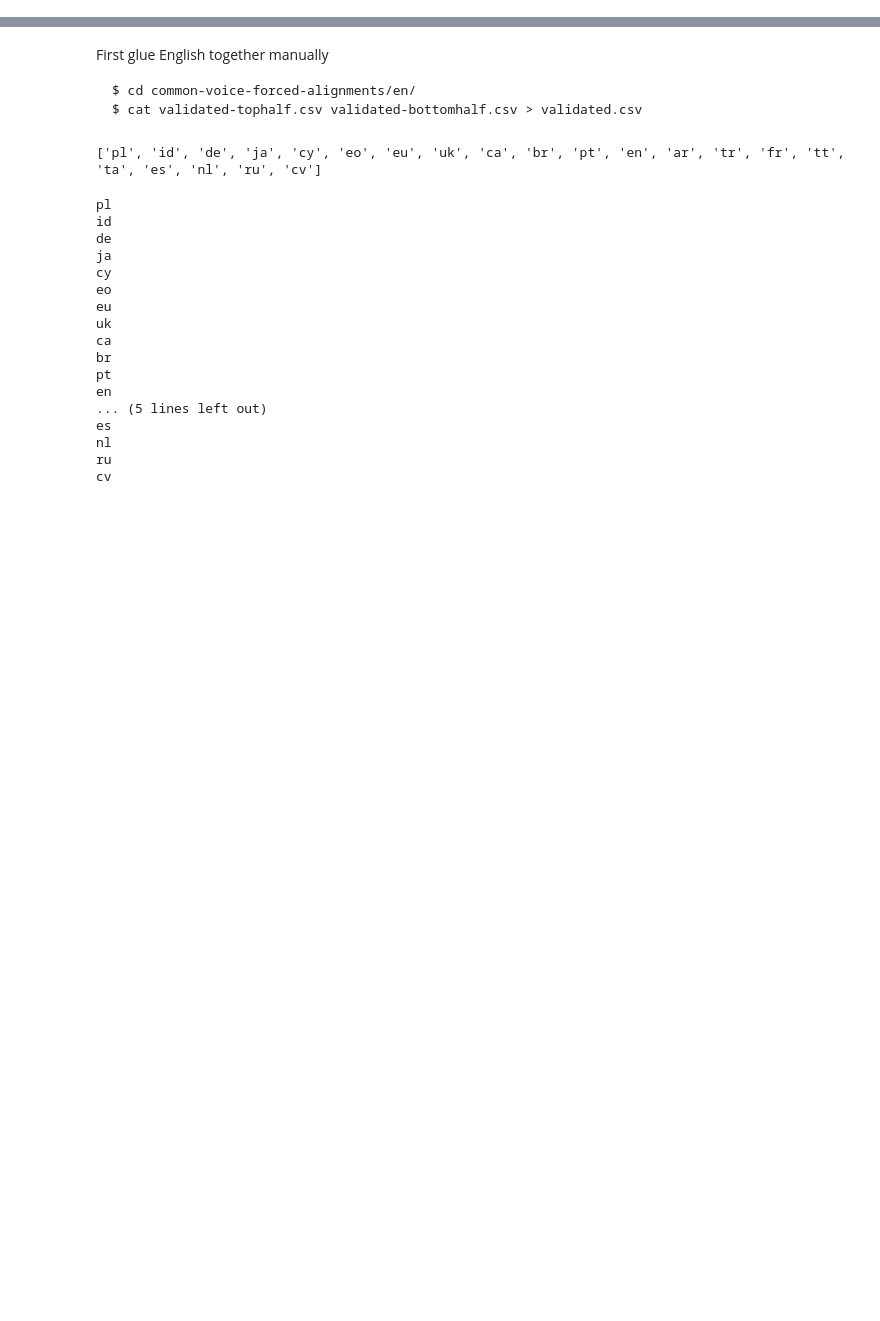
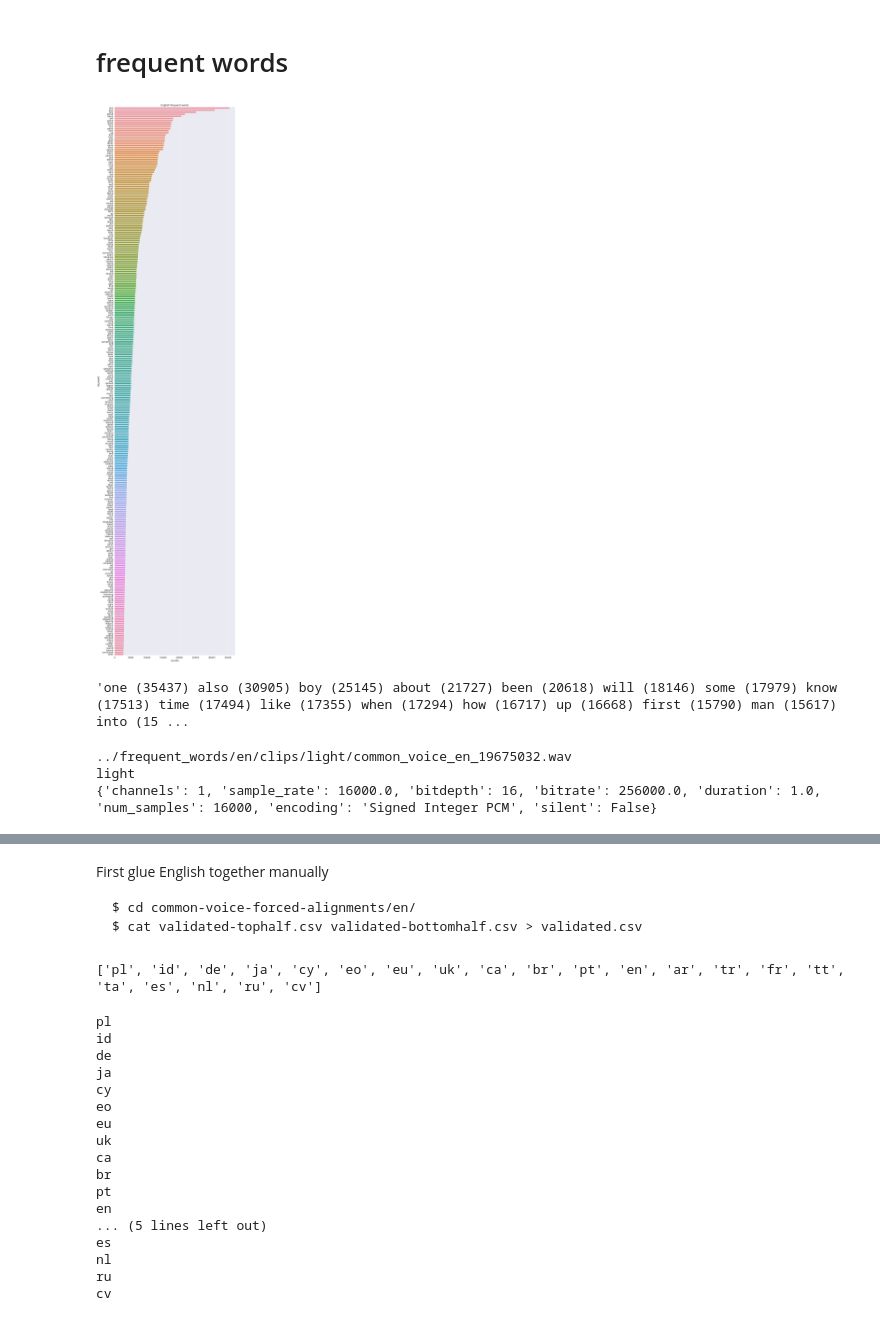
Before and after one commit to harvard-edge/multilingual_kws, a Jupyter notebook: WordCounts.ipynb, the cells around one changed output, grey strips where cells are left out. Drawn from its saved outputs; the diff is of its cells as text; code cells hidden in the pictures; blank space fills up the shorter version.

```diff
--- a/WordCounts.ipynb
+++ b/WordCounts.ipynb
@@ -16,3 +17,28 @@ import textgrid
 import sox
 # %%
 sns.set(font_scale=1.4)
+# %% [markdown]
+# frequent words
+# %%
+words = os.listdir("../frequent_words/en/clips/")
+# %%
+c = Counter()
+for w in words:
+    wavs = glob.glob(f"../frequent_words/en/clips/{w}/*.wav")
+    c[w] = len(wavs)
+# %%
+def plot_counts(counts, title):
+    df = pd.DataFrame(c.most_common(), columns=["keyword", "counts"])
+    sns.barplot(x="counts", y="keyword", data=df).set_title(title)
+    plt.gcf().set_size_inches(15,70)
+
+plot_counts(c, "English frequent words")
+# %% [output]
+[figure, added]
+# %%
+disp = []
+for w, count in c.most_common():
+    disp.append(f"{w} ({count})")
+" ".join(disp)
+# %% [output]
+'one (35437) also (30905) boy (25145) about (21727) been (20618) will (18146) some (17979) know (17513) time (17494) like (17355) when (17294) how (16717) up (16668) first (15790) man (15617) into (15 ...
@@ -18,0 +49,12 @@ sns.set(font_scale=1.4)
+# %%
+word = np.random.choice(words, 1)[0]
+wavs = glob.glob(f"../frequent_words/en/clips/{word}/*.wav")
+wav = np.random.choice(wavs, 1)[0]
+print(wav)
+print(word)
+print(sox.file_info.info(wav))
+pydub.playback.play(pydub.AudioSegment.from_wav(wav))
+# %% [output]
+../frequent_words/en/clips/light/common_voice_en_19675032.wav
+light
+{'channels': 1, 'sample_rate': 16000.0, 'bitdepth': 16, 'bitrate': 256000.0, 'duration': 1.0, 'num_samples': 16000, 'encoding': 'Signed Integer PCM', 'silent': False}
```
Also changed, not shown: parts of 8 cells of this notebook.
